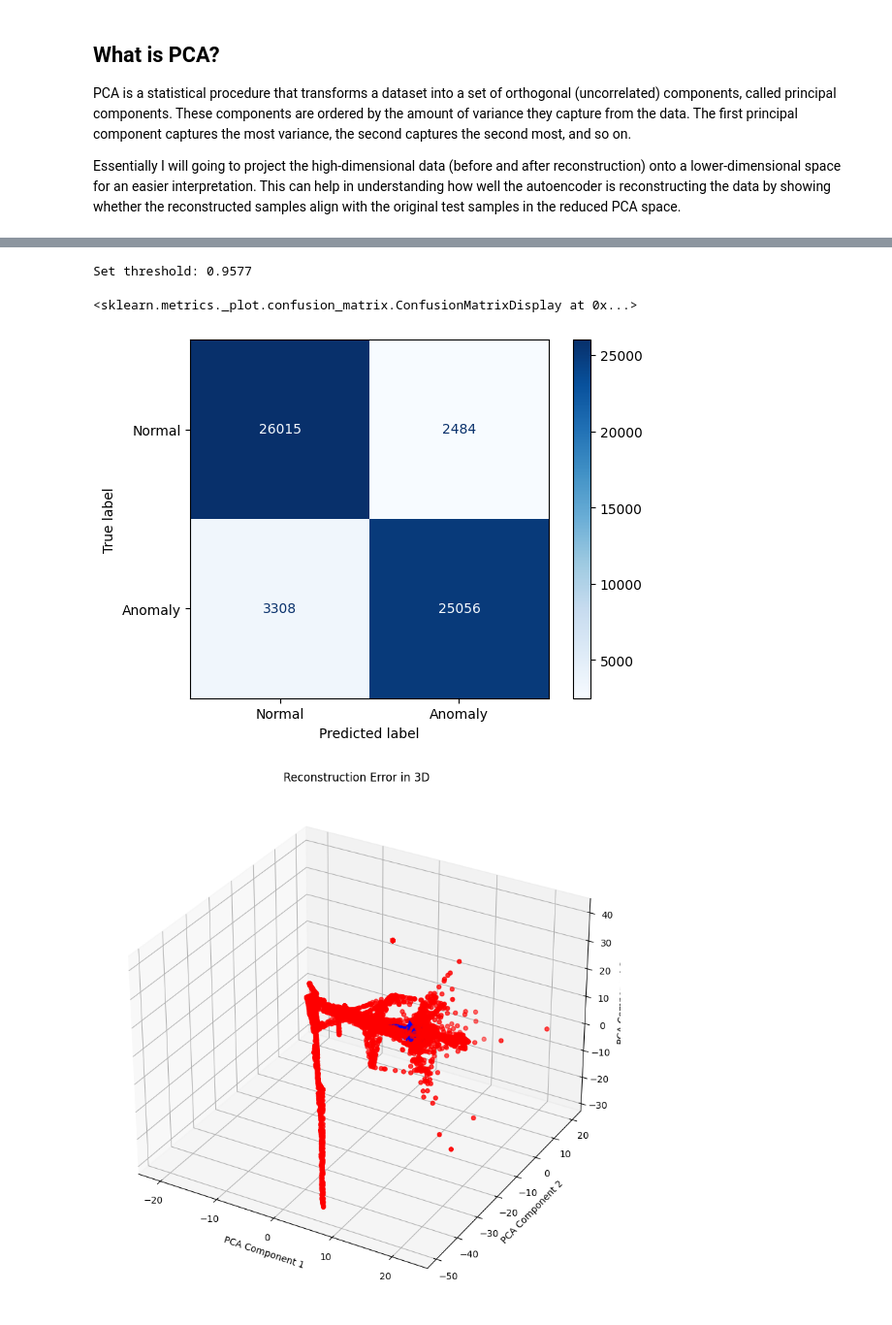
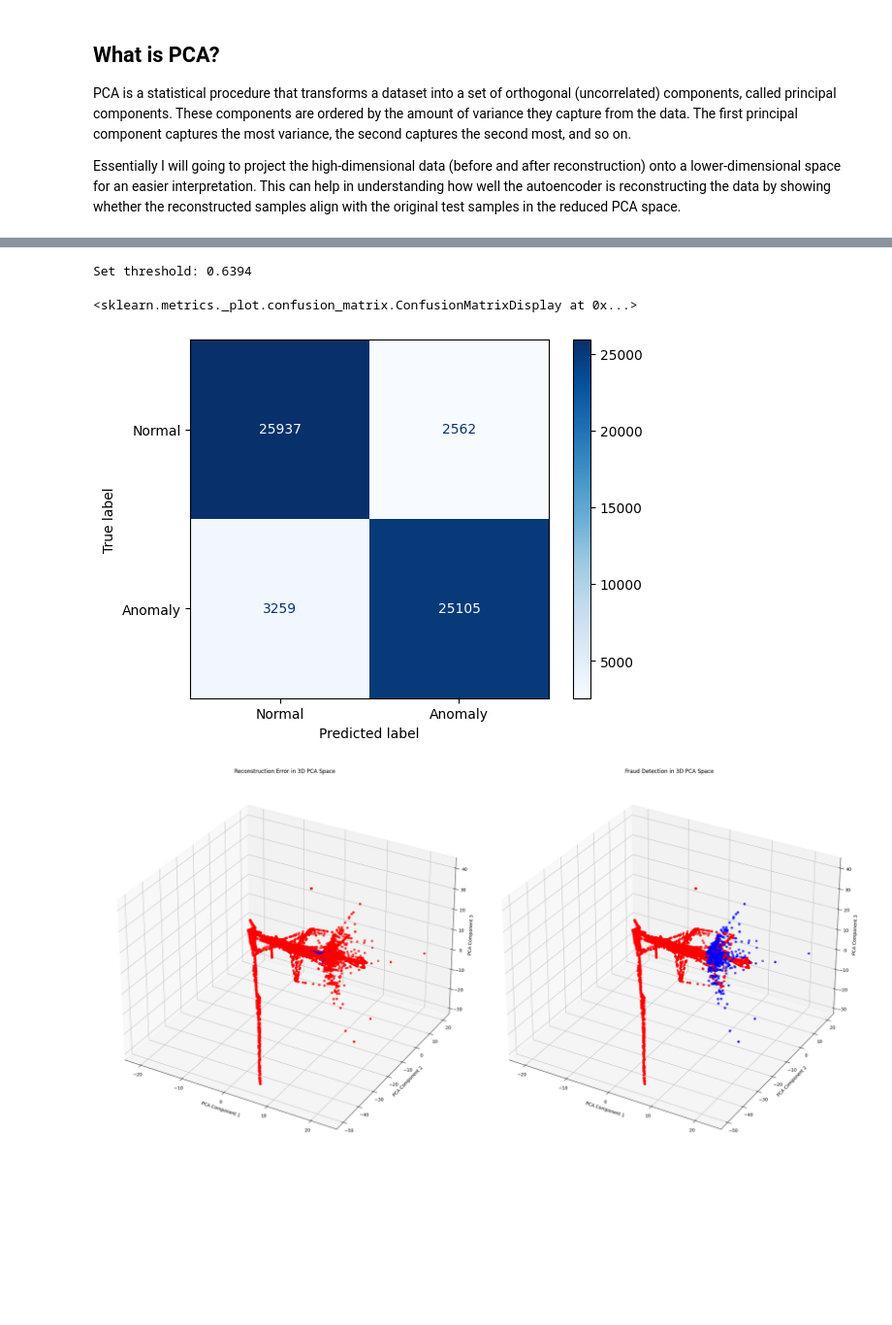
Before and after one commit to Hernan3scobar/Autoencoders, a Jupyter notebook: AutoEncoder-1.ipynb, the cells around one changed output, grey strips where cells are left out. Shown at 97% size. Drawn from its saved outputs; the diff is of its cells as text; code cells hidden in the pictures; blank space fills up the shorter version.

```diff
--- a/AutoEncoder-1.ipynb
+++ b/AutoEncoder-1.ipynb
@@ -300,10 +286,15 @@ class Classifier(nn.Module):
 # %%
-autoencoder = Autoencoder().to(device)
+latent_dim = 64  # Choose from 8, 16, 32, 64, 128, etc.
+
+
+autoencoder = Autoencoder(latent_dim=latent_dim).to(device)
 criterion = nn.MSELoss()
-optimizer = torch.optim.Adam(autoencoder.parameters(), lr=0.001)
+optimizer = torch.optim.Adam(autoencoder.parameters(), lr=0.0001,weight_decay=1e-5)
+#scheduler = lr_scheduler.StepLR(optimizer, step_size=10, gamma=0.7)
+
 avg_losses = []
 # Training loop for autoencoder
-num_epochs = 200
+num_epochs = 100
 for epoch in range(num_epochs):
     autoencoder.train()
     train_loss = 0
@@ -321,7 +312,7 @@ for epoch in range(num_epochs):
         optimizer.zero_grad()
         loss.backward()
         optimizer.step()
-
+        #scheduler.step()
         train_loss += loss.item() * X_batch.size(0)
         num_samples += X_batch.size(0)
 
@@ -479,7 +561,6 @@ with torch.no_grad():
 y_true = y_test_tensor.cpu().numpy()
 # %%
 # Recycle code from above
-threshold = train_loss.item() * 1.4
 print(f'Set threshold: {threshold:.4f}')
 
 # Create binary labels based on the threshold
@@ -496,31 +577,43 @@ cm = confusion_matrix(y_true_binary, y_pred)
 disp = ConfusionMatrixDisplay(confusion_matrix=cm, display_labels=['Normal', 'Anomaly'])
 disp.plot(cmap='Blues', values_format='d')
 # %% [output]
-Set threshold: 0.9577
+Set threshold: 0.6394
 <sklearn.metrics._plot.confusion_matrix.ConfusionMatrixDisplay at 0x...>
 [figure]
 # %%
-#
+
+
+# Reducción dimensional a 3 componentes principales
 pca = PCA(n_components=3)
 X_test_reduced = pca.fit_transform(X_test)
 
-# colores para los puntos, 'r' para anomalías y 'b' para normales
-colors = ['r' if x else 'b' for x in anomalies.cpu().numpy()]
+# Colores para los puntos: 'r' para anomalías y 'b' para normales
+colors_anomalies = ['r' if x else 'b' for x in anomalies.cpu().numpy()]
+colors_fraud = ['r' if x == 1 else 'b' for x in y_test]
 
-#
-fig = plt.figure(figsize=(12, 10))
-ax = fig.add_subplot(111, projection='3d')
+# Configuración de la figura y los ejes
+fig = plt.figure(figsize=(24, 12))
 
-# 3D
-scatter = ax.scatter(X_test_reduced[:, 0], X_test_reduced[:, 1], X_test_reduced[:, 2],
-                     c=colors, marker='o')
+# Primer gráfico: Reconstrucción de error
+ax1 = fig.add_subplot(121, projection='3d')
+scatter1 = ax1.scatter(X_test_reduced[:, 0], X_test_reduced[:, 1], X_test_reduced[:, 2],
+                       c=colors_anomalies, marker='o')
+ax1.set_xlabel('PCA Component 1')
+ax1.set_ylabel('PCA Component 2')
+ax1.set_zlabel('PCA Component 3')
+ax1.set_title('Reconstruction Error in 3D PCA Space')
 
-ax.set_xlabel('PCA Component 1')
-ax.set_ylabel('PCA Component 2')
-ax.set_zlabel('PCA Component 3')
-plt.title('Reconstruction Error in 3D')
+# Segundo gráfico: Detección de fraude
+ax2 = fig.add_subplot(122, projection='3d')
+scatter2 = ax2.scatter(X_test_reduced[:, 0], X_test_reduced[:, 1], X_test_reduced[:, 2],
+                       c=colors_fraud, marker='o')
+ax2.set_xlabel('PCA Component 1')
+ax2.set_ylabel('PCA Component 2')
+ax2.set_zlabel('PCA Component 3')
+ax2.set_title('Fraud Detection in 3D PCA Space')
 
-# Mostrar la gráfica
+# Mostrar las gráficas
+plt.tight_layout()
 plt.show()
 # %% [output]
-[figure, old version]
+[figure, new version]
```
Also changed, not shown: parts of 17 cells of this notebook.
